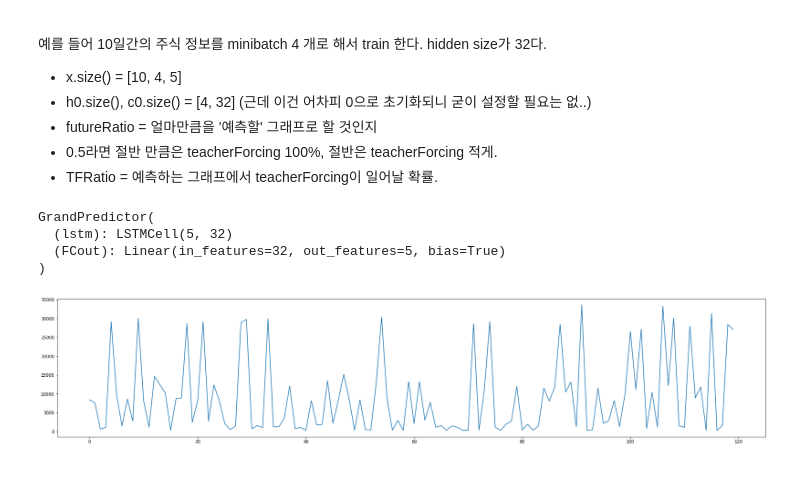
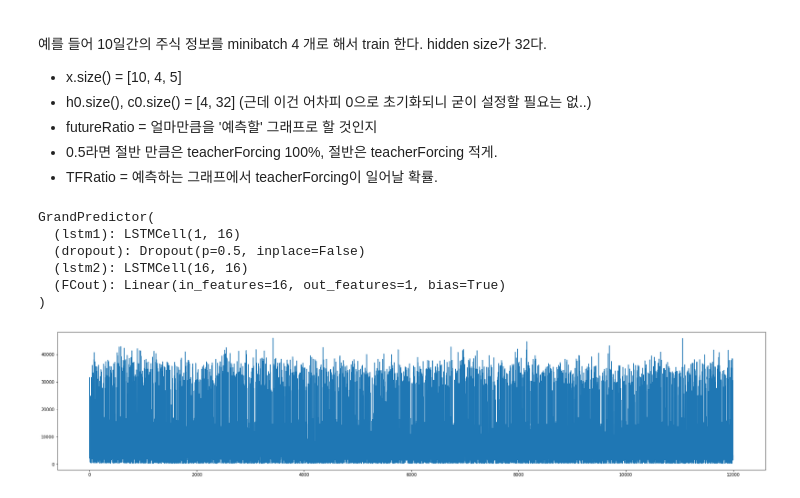
Before and after one commit to Kicory/ML_StockPJ, a Jupyter notebook: Notebook/TheGrandPredictor.ipynb, the cells around one changed output. Saved outputs shown, nothing was run; the diff lists cells and outputs as text; code cells hidden in the pictures.

```diff
--- a/Notebook/TheGrandPredictor.ipynb
+++ b/Notebook/TheGrandPredictor.ipynb
@@ -74,7 +77,7 @@ UsingColsCnt = len(UsingCols)
 def getInputData(theFile, length, batchSize):
   whole = []
   for skipper in range(0, length, 1):
-    reader = pd.read_csv(theFile, sep=',', chunksize=length * batchSize, usecols=UsingCols, skiprows=[i for i in range(skipper)])
+    reader = pd.read_csv(theFile, sep=',', chunksize=length * batchSize, usecols=UsingCols, skiprows=skipper)
     for chunk in reader:
       if chunk.shape[0] != length * batchSize:
         break;
@@ -111,34 +131,36 @@ class GrandPredictor(nn.Module):
 # %%
-predictor = GrandPredictor(LSTMHiddenSize)
+predictor = GrandPredictor(LSTMHiddenSize_1, DropoutRate, LSTMHiddenSize_2)
 predictor = predictor.to(device)
 
 # Print your neural network structure
 print(predictor)
 
-optimizer = optim.Adam(predictor.parameters(), lr=0.001)
+optimizer = optim.Adam(predictor.parameters(), lr=0.005)
 # %% [output]
 GrandPredictor(
-  (lstm): LSTMCell(5, 32)
-  (FCout): Linear(in_features=32, out_features=5, bias=True)
+  (lstm1): LSTMCell(1, 16)
+  (dropout): Dropout(p=0.5, inplace=False)
+  (lstm2): LSTMCell(16, 16)
+  (FCout): Linear(in_features=16, out_features=1, bias=True)
 )
 # %%
-ckpt_dir = os.path.join(gdrive_root, 'Project/checkpoints')
+# ckpt_dir = os.path.join(gdrive_root, 'Project/checkpoints')
 
-if not os.path.exists(ckpt_dir):
-  os.makedirs(ckpt_dir)
+# if not os.path.exists(ckpt_dir):
+#   os.makedirs(ckpt_dir)
 
-best_acc = 0.
+# best_acc = 0.
 
-ckpt_path = os.path.join(ckpt_dir, 'lastest.pt')
-if os.path.exists(ckpt_path):
-  ckpt = torch.load(ckpt_path)
-  try:
-    predictor.load_state_dict(ckpt['predictor'])
-    optimizer.load_state_dict(ckpt['optimizer'])
-  except RuntimeError as e:
-      print('wrong checkpoint')
-  else:
-    print('checkpoint is loaded !')
+# ckpt_path = os.path.join(ckpt_dir, 'lastest.pt')
+# if os.path.exists(ckpt_path):
+#   ckpt = torch.load(ckpt_path)
+#   try:
+#     predictor.load_state_dict(ckpt['predictor'])
+#     optimizer.load_state_dict(ckpt['optimizer'])
+#   except RuntimeError as e:
+#       print('wrong checkpoint')
+#   else:
+#     print('checkpoint is loaded !')
 # %%
 def predictorTrainer(predictor, x, futureRatio=0.5, TFRatio=0.5):
     seqLen = x.size()[0]
@@ -164,34 +186,35 @@ def predictorTrainer(predictor, x, futureRatio=0.5, TFRatio=0.5):
 
     return torch.stack(output)
 # %%
-maxEpoch = 1
+maxEpoch = 100
 batchSize = 32
 seqLen = 20
 # %%
 # Training process
 
 it = 0
 predictor.train()
 
 losses = []
 prices = []
 
 for epoch in range(maxEpoch):
   reader = getInputData(DATA_PATH, seqLen, batchSize)
   predictor.train()
   for data in reader:
+
     it = it + 1
     data = data.to(device);
-    esti = predictorTrainer(predictor, data, 0.8, 0.5)
+    esti = predictorTrainer(predictor, data, 0.8, 0)
     loss = F.mse_loss(esti, data)
-    #prices += esti[:, :, 3].cpu().detach().view(seqSize).tolist()
     optimizer.zero_grad()
     loss.backward()
+    torch.nn.utils.clip_grad_norm_(predictor.parameters(), GradientClip)
     optimizer.step()
     losses.append(loss.item())
 
 plt.figure(figsize=(30, 6))
 plt.plot(losses, label='train loss')
 plt.show()
 # %% [output]
-[figure, old version]
+[figure, new version]
```
Also changed, not shown: parts of 4 cells of this notebook.
